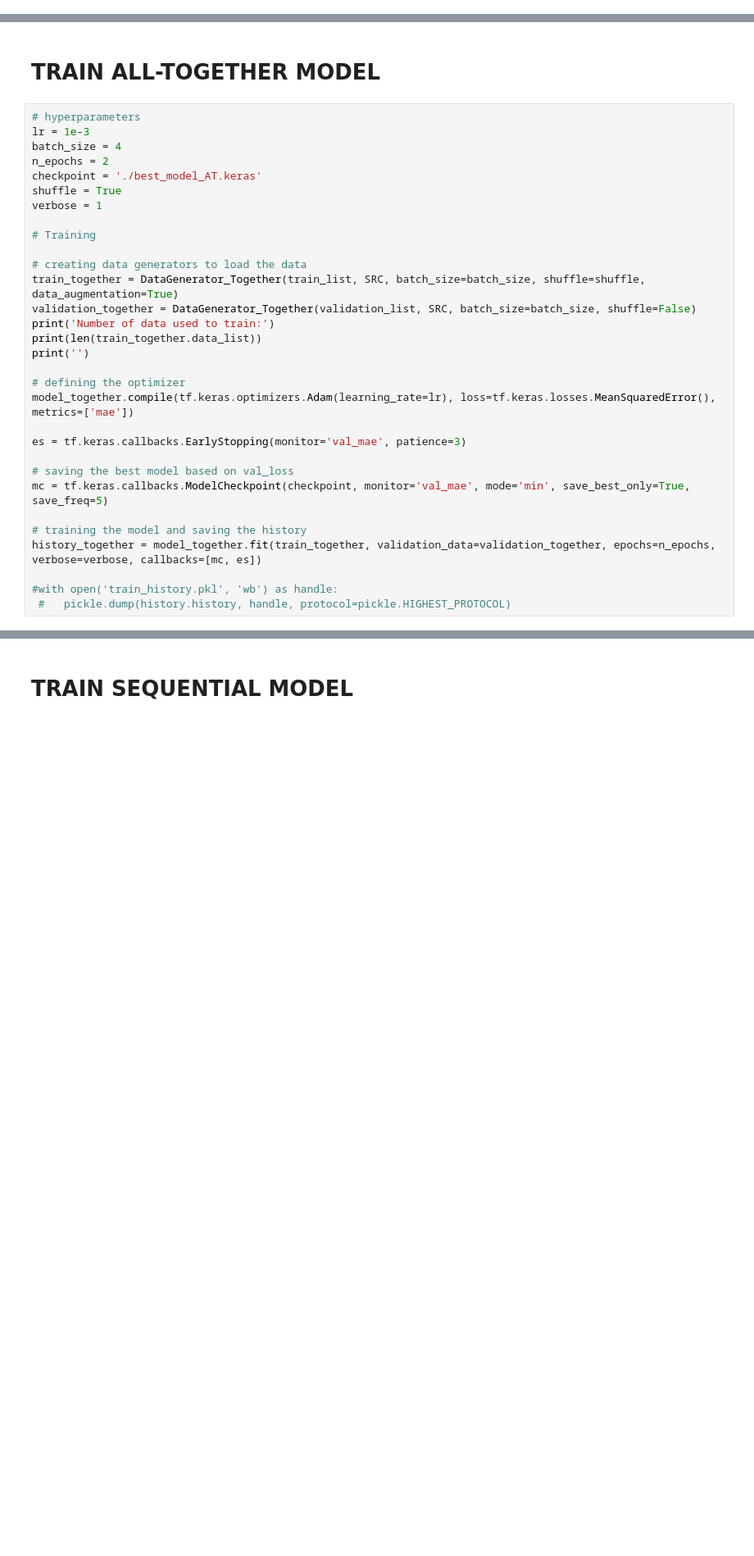
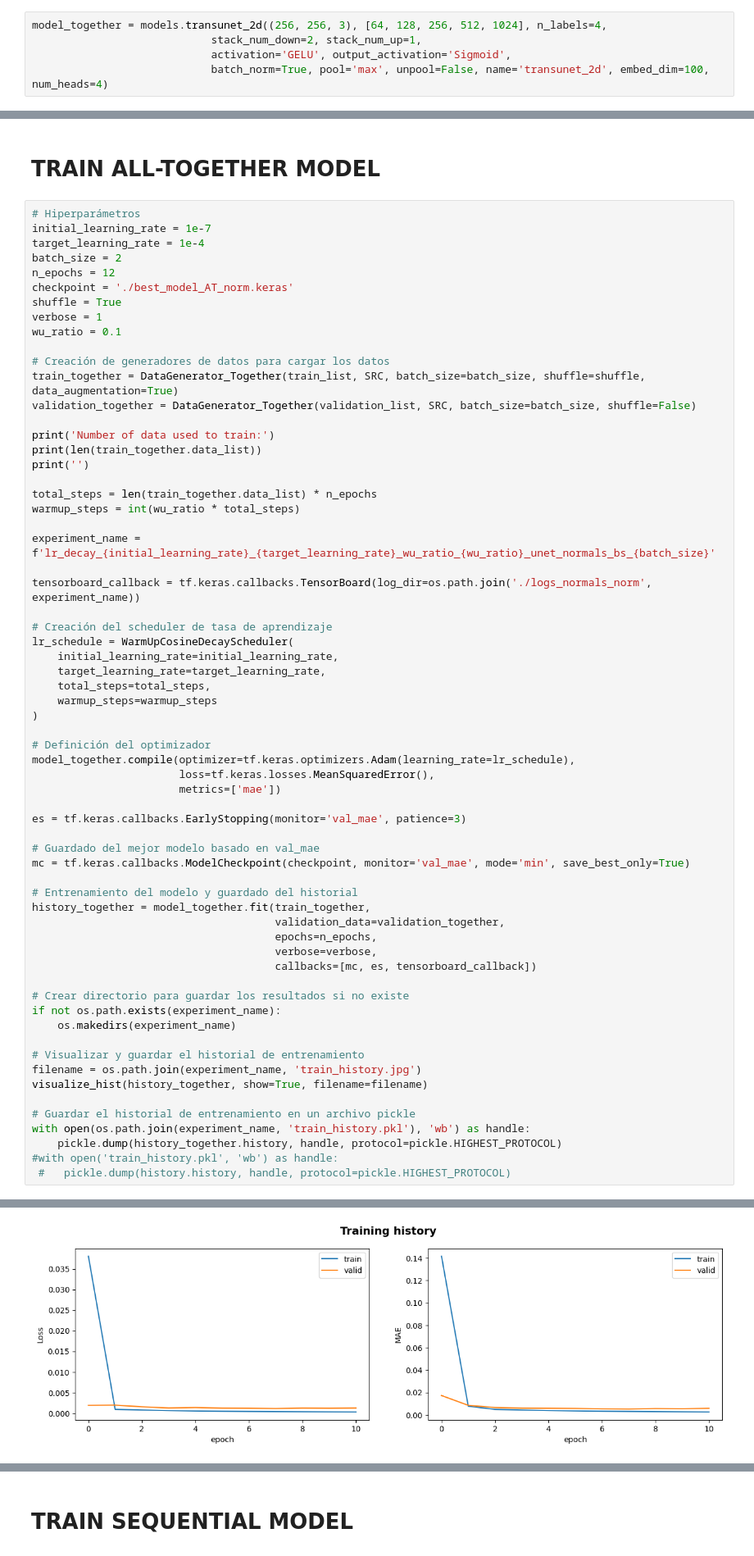
Before and after one commit to UPC-MAI-Master-Projects/OR_DepthEstimation, a Jupyter notebook: train_model_normals.ipynb, the cells around one changed output, grey strips where cells are left out. Shown at 82% size. Drawn from its saved outputs; the diff is of its cells as text; blank space fills up the shorter version.

Commit message:
Train Normals Executed

```diff
--- a/train_model_normals.ipynb
+++ b/train_model_normals.ipynb
@@ -405,3 +190,8 @@ model_depth = models.unet_2d((256, 256, 6), [64, 128, 256, 512, 1024], n_labels=
+# %%
+model_together = models.transunet_2d((256, 256, 3), [64, 128, 256, 512, 1024], n_labels=4,
+                            stack_num_down=2, stack_num_up=1,
+                            activation='GELU', output_activation='Sigmoid',
+                            batch_norm=True, pool='max', unpool=False, name='transunet_2d', embed_dim=100, num_heads=4)
 # %% [markdown]
 # DATA LISTS
 # %%
@@ -496,34 +342,67 @@ print(len(test_list))
 # %% [markdown]
 # TRAIN ALL-TOGETHER MODEL
 # %%
-# hyperparameters
-lr = 1e-3
-batch_size = 4
-n_epochs = 2
-checkpoint = './best_model_AT.keras'
+# Hiperparámetros
+initial_learning_rate = 1e-7
+target_learning_rate = 1e-4
+batch_size = 2
+n_epochs = 12
+checkpoint = './best_model_AT_norm.keras'
 shuffle = True
 verbose = 1
+wu_ratio = 0.1
 
-# Training
-
-# creating data generators to load the data
+# Creación de generadores de datos para cargar los datos
 train_together = DataGenerator_Together(train_list, SRC, batch_size=batch_size, shuffle=shuffle, data_augmentation=True)
 validation_together = DataGenerator_Together(validation_list, SRC, batch_size=batch_size, shuffle=False)
+
 print('Number of data used to train:')
 print(len(train_together.data_list))
 print('')
 
-# defining the optimizer
-model_together.compile(tf.keras.optimizers.Adam(learning_rate=lr), loss=tf.keras.losses.MeanSquaredError(), metrics=['mae'])
+total_steps = len(train_together.data_list) * n_epochs
+warmup_steps = int(wu_ratio * total_steps)
+
+experiment_name = f'lr_decay_{initial_learning_rate}_{target_learning_rate}_wu_ratio_{wu_ratio}_unet_normals_bs_{batch_size}'
+
+tensorboard_callback = tf.keras.callbacks.TensorBoard(log_dir=os.path.join('./logs_normals_norm', experiment_name))
+
+# Creación del scheduler de tasa de aprendizaje
+lr_schedule = WarmUpCosineDecayScheduler(
+    initial_learning_rate=initial_learning_rate,
+    target_learning_rate=target_learning_rate,
+    total_steps=total_steps,
+    warmup_steps=warmup_steps
+)
+
+# Definición del optimizador
+model_together.compile(optimizer=tf.keras.optimizers.Adam(learning_rate=lr_schedule),
+                       loss=tf.keras.losses.MeanSquaredError(),
+                       metrics=['mae'])
 
 es = tf.keras.callbacks.EarlyStopping(monitor='val_mae', patience=3)
 
-# saving the best model based on val_loss
-mc = tf.keras.callbacks.ModelCheckpoint(checkpoint, monitor='val_mae', mode='min', save_best_only=True, save_freq=5)
+# Guardado del mejor modelo basado en val_mae
+mc = tf.keras.callbacks.ModelCheckpoint(checkpoint, monitor='val_mae', mode='min', save_best_only=True)
 
-# training the model and saving the history
-history_together = model_together.fit(train_together, validation_data=validation_together, epochs=n_epochs, verbose=verbose, callbacks=[mc, es])
+# Entrenamiento del modelo y guardado del historial
+history_together = model_together.fit(train_together,
+                                      validation_data=validation_together,
+                                      epochs=n_epochs,
+                                      verbose=verbose,
+                                      callbacks=[mc, es, tensorboard_callback])
 
+# Crear directorio para guardar los resultados si no existe
+if not os.path.exists(experiment_name):
+    os.makedirs(experiment_name)
+
+# Visualizar y guardar el historial de entrenamiento
+filename = os.path.join(experiment_name, 'train_history.jpg')
+visualize_hist(history_together, show=True, filename=filename)
+
+# Guardar el historial de entrenamiento en un archivo pickle
+with open(os.path.join(experiment_name, 'train_history.pkl'), 'wb') as handle:
+    pickle.dump(history_together.history, handle, protocol=pickle.HIGHEST_PROTOCOL)
 #with open('train_history.pkl', 'wb') as handle:
  #   pickle.dump(history.history, handle, protocol=pickle.HIGHEST_PROTOCOL)
 # %% [output]
@@ -536,0 +426 @@ Epoch 2/2
+[figure, added]
```
Also changed, not shown: parts of 13 cells of this notebook.
